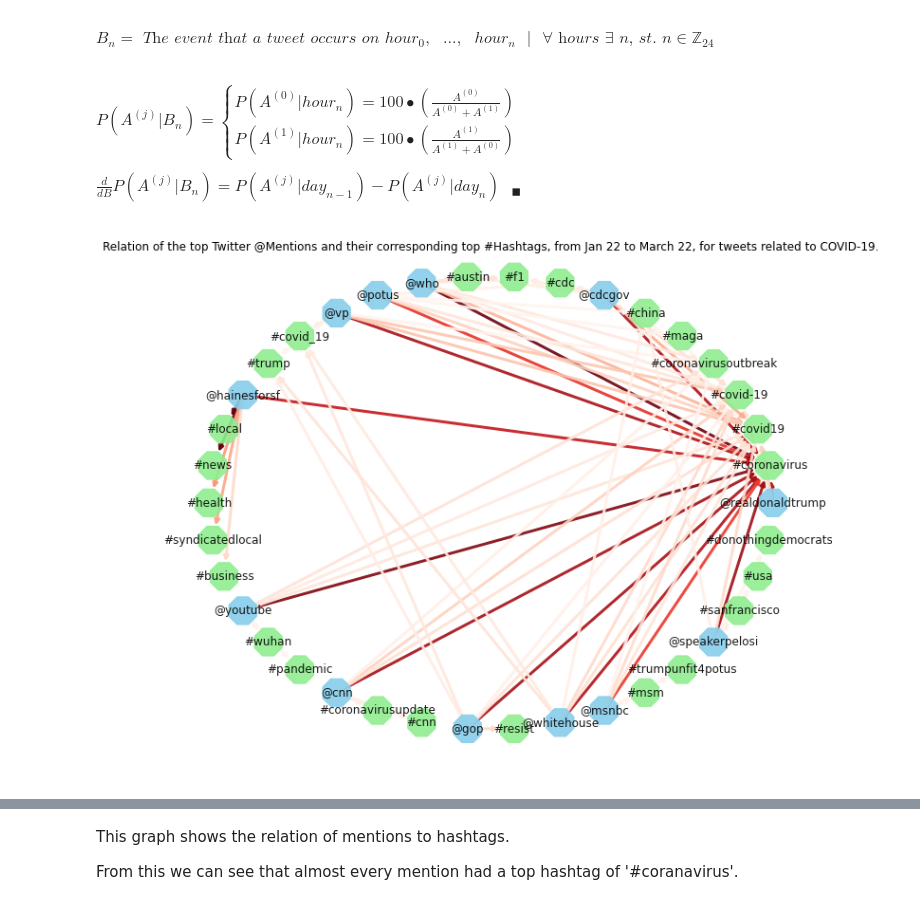
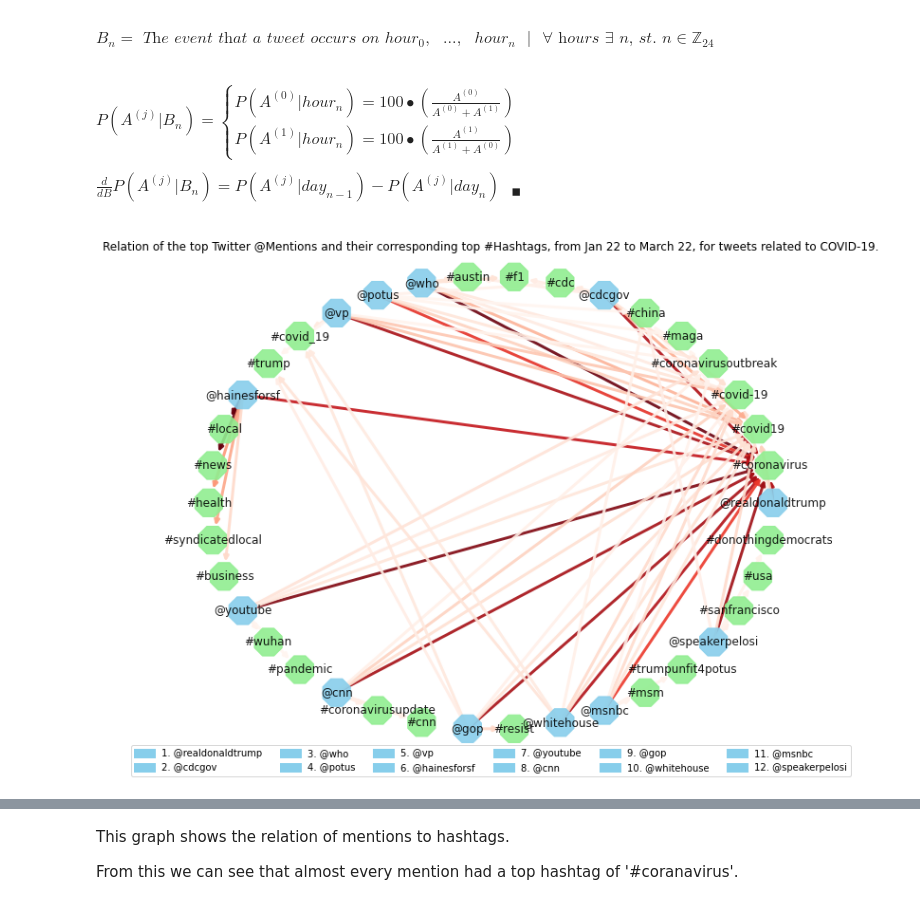
Before and after one commit to Alexander-Kahanek/COVID_Research, a Jupyter notebook: analysis/tweets_analysis.ipynb, the cells around one changed output, grey strips where cells are left out. Saved outputs shown, nothing was run; the diff lists cells and outputs as text; code cells hidden in the pictures.

```diff
--- a/analysis/tweets_analysis.ipynb
+++ b/analysis/tweets_analysis.ipynb
@@ -226,33 +226,40 @@ $ \frac{d} {dB} P(A^{(j)}|B_n) = P(A^{(j)}|day_{n-1}) - P(A^{(j)}|day_{n}) \mbox
 # %%
 Nmentions = 12
 Nhashtags = 6
 
 data = get_mentions_hashtags(raw, Nmentions, Nhashtags)
 
 data = data.replace('covidー19', 'covid-19')
 
 data['mention'] = '@' + data['mention']
 data['hashtag'] = '#' + data['hashtag']
 
 nodes = data['mention'].unique()
 
 G=nx.from_pandas_edgelist(data, 'mention', 'hashtag', create_using=nx.DiGraph())
 
 plt.figure(figsize=(10,8))
 
 color_map = []
 for node in G:
     if node in nodes:
         color_map.append('skyblue')
     else:
         color_map.append('lightgreen')
 
 nx.draw_circular(G, with_labels=True, node_size=1000, alpha=0.9, arrows=True, edge_color=data['proportion'], width=3.0, edge_cmap=plt.cm.Reds, node_color=color_map, node_shape="8")
 plt.suptitle("Relation of the top Twitter @Mentions and their corresponding top #Hashtags, from Jan 22 to March 22, for tweets related to COVID-19.")
 
+labs = [str(i+1) + '. ' for i in range(Nmentions)] + data['mention'].unique()
+
+leg = plt.legend(labs, loc='lower center', ncol=6, frameon=True, borderaxespad= 0)
+#leg.set_title('Ranking of Mentions')
+for i in range(Nmentions):
+    leg.legendHandles[i].set_color('skyblue')
+
 plt.show()
 # %% [output]
-[figure, old version]
+[figure, new version]
 # %%
 print(data)
 # %% [output]
```
